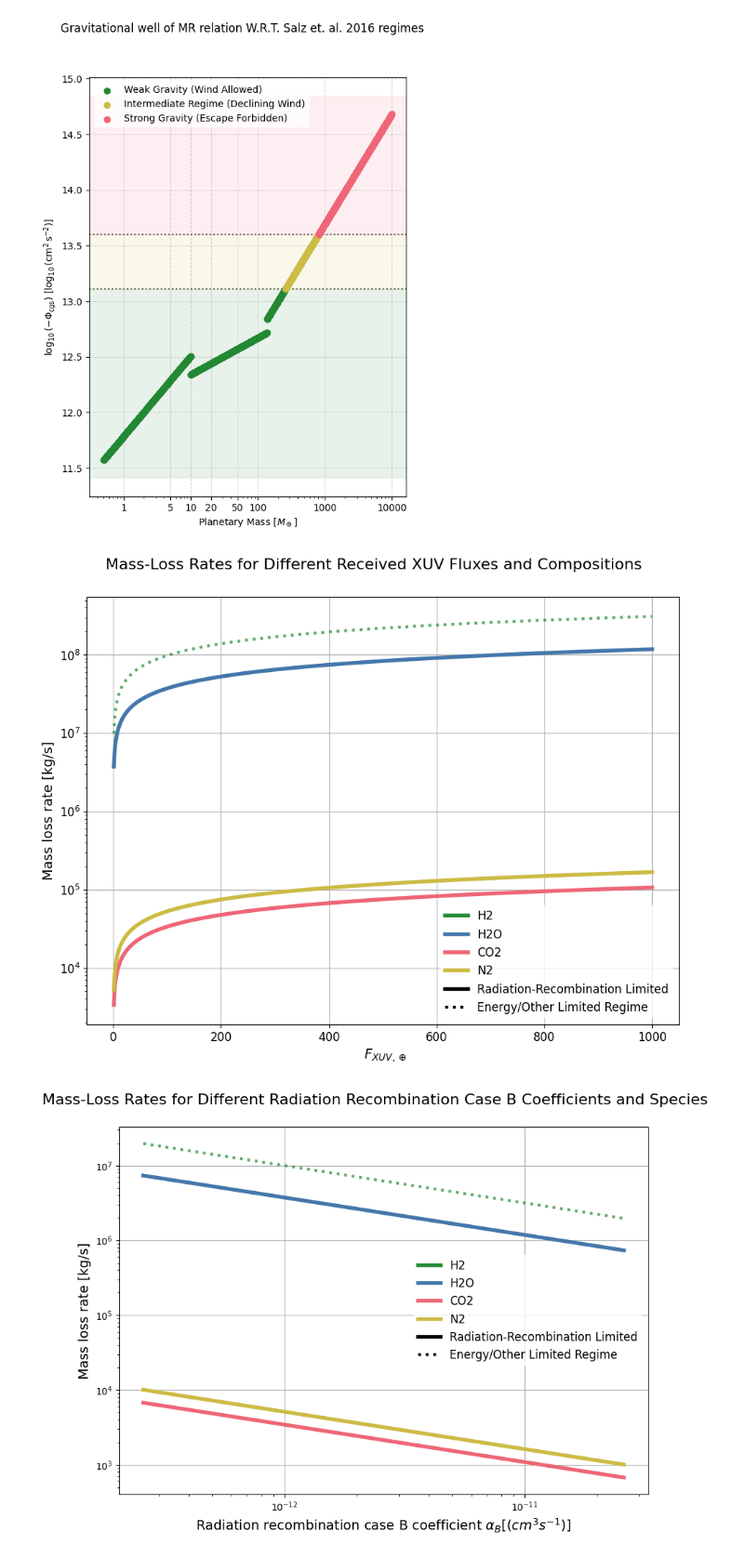
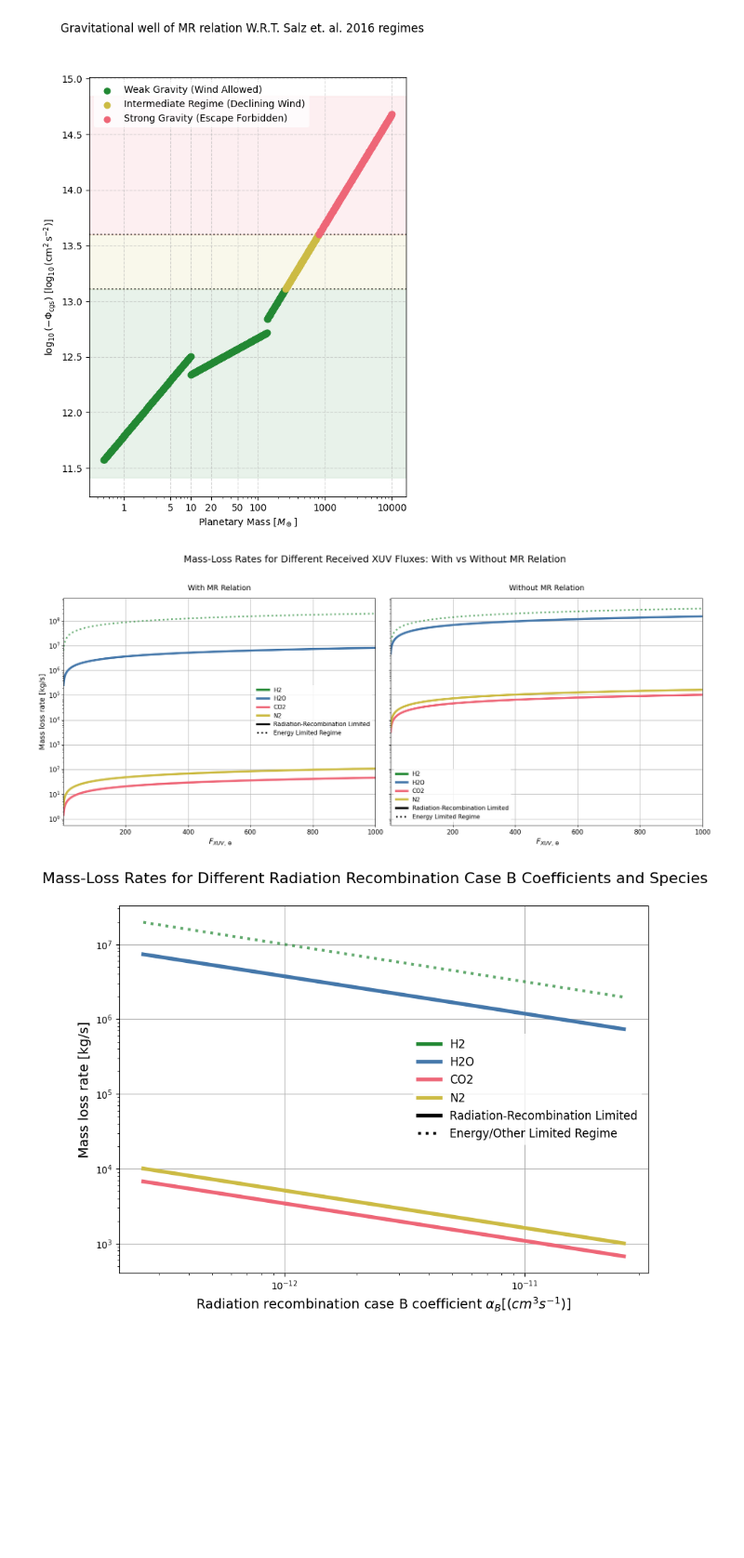
Before and after one commit to FormingWorlds/BScProjectAtmosphericEscape, a Jupyter notebook: plots/results_safari.ipynb, the cells around one changed output. Shown at 93% size. Drawn from its saved outputs; the diff is of its cells as text; code cells hidden in the pictures; blank space fills up the shorter version.

```diff
--- a/plots/results_safari.ipynb
+++ b/plots/results_safari.ipynb
@@ -265,57 +460,84 @@ plt.close()
 # %%
 F_earth_xuv = 0.2196388835   #[W/m^2] XUV flux on Earth
 Flux_array_xuv = np.logspace(0, 3, 1000) * F_earth_xuv #[W/m^2]
-atmospheres_swept_varied_flux = {}
+results_with_mr = {}
+results_no_mr = {}
+
 for species in species_microphysics.keys(): #for each species
-    atms_varied_flux = np.array([make_simple_atmosphere( #make at atmosphere where only the mass is varied
+    atm_with_mr = np.array([make_simple_atmosphere( #make at atmosphere where only the flux is varied but with MR relation
+        M_p=8.41 * 5.9722 * 10**24,
+        determine_radius=True,
+        F_xuv=F,
+        mu_photo=species_microphysics[species]['mu_photo'],
+        nu_0=species_microphysics[species]['nu_0'],
+        mu_wind=species_microphysics[species]['mu_wind'],
+        mu_plus_wind=species_microphysics[species]['mu_plus_wind'],
+        P_0=2000,
+        T_wind=10**4,
+        T_eq=553,
+        resolution=5000,
+        dominant_species=species) for F in Flux_array_xuv])
+
+    M_dot_rr_with_mr, regime_break_with_mr, rr_mask_with_mr = sweep_parameter(atm_with_mr)
+    results_with_mr[species] = (M_dot_rr_with_mr, regime_break_with_mr, rr_mask_with_mr)
+
+
+    atm_no_mr = np.array([make_simple_atmosphere( #make at atmosphere where only the flux is varied but with no MR relation
         M_p=8.41 * 5.9722 * 10**24,
         R_p=2.73 * 6.371 * 10**6,
         F_xuv=F,
         mu_photo=species_microphysics[species]['mu_photo'],
         nu_0=species_microphysics[species]['nu_0'],
         mu_wind=species_microphysics[species]['mu_wind'],
         mu_plus_wind=species_microphysics[species]['mu_plus_wind'],
         P_0=2000,
         T_wind=10**4,
         T_eq=553,
-        resolution=1000,
+        resolution=5000,
         dominant_species=species) for F in Flux_array_xuv])
 
-    #now we have an array of atmospheres with different masses, we can sweep through them and get the mass loss rates and check if it is rr_limited
-    M_dot_rr, regime_break, rr_mask = sweep_parameter(atms_varied_flux)
-    atmospheres_swept_varied_flux[species] = (M_dot_rr, regime_break, rr_mask)
+    M_dot_rr_no_mr, regime_break_no_mr, rr_mask_no_mr = sweep_parameter(atm_no_mr)
+    results_no_mr[species] = (M_dot_rr_no_mr, regime_break_no_mr, rr_mask_no_mr)
 
+keys = list(results_with_mr.keys())
+colours = ['#228833', '#4477AA', '#EE6677', '#CCBB44', '#9933A5']
 
-keys = list(atmospheres_swept_varied_flux.keys())
-
-colours = ['#228833', '#4477AA', '#EE6677', '#CCBB44']
-fig, ax = plt.subplots(1, 1, figsize=(11, 8))
-fig.suptitle('Mass-Loss Rates for Different Received XUV Fluxes and Compositions', fontsize=16, y=0.95)
+fig, (ax1, ax2) = plt.subplots(1, 2, figsize=(18, 8), sharey=True)
+fig.suptitle('Mass-Loss Rates for Different Received XUV Fluxes: With vs Without MR Relation', fontsize=18, y=0.98)
 fluxes = Flux_array_xuv / F_earth_xuv
 
-for i, species in enumerate(keys):
-    mass_loss_rates_flux, regime_break_flux, rr_mask_flux = atmospheres_swept_varied_flux[species]
-    #plotting the whole mass loss rate curve as dotted first
-    ax.plot(fluxes, mass_loss_rates_flux, linestyle='dotted', color=colours[i], alpha=0.7, lw=3)
-    #then plotting the part that is rr_limited as solid
-    ax.plot(fluxes[rr_mask_flux], np.array(mass_loss_rates_flux)[rr_mask_flux], linestyle='solid', color=colours[i], label=f'{species}', lw=4)
+axes = [ax1, ax2]
+datasets = [results_with_mr, results_no_mr]
+titles = ["With MR Relation", "Without MR Relation"]
 
 custom_lines = [Line2D([0], [0], color='black', linestyle='-', lw=4),
                 Line2D([0], [0], color='black', linestyle=':', lw=3)]
 
-# Get current handles and append our style definitions to the legend
-handles, labels = ax.get_legend_handles_labels()
-handles.extend(custom_lines)
-labels.extend(['Radiation-Recombination Limited', 'Energy/Other Limited Regime'])
-ax.legend(handles=handles, labels=labels, loc='best', fontsize=12, frameon=True, shadow=False, facecolor='white', edgecolor='none')
-ax.grid(True)
-ax.set_xlabel(' $F_{XUV,\oplus}$', fontsize=14)
-ax.set_ylabel('Mass loss rate [kg/s]', fontsize=14)
-ax.set_yscale('log')
-# increase size and number of ticks
-ax.tick_params(axis='both', which='major', labelsize=12)
-ax.tick_params(axis='both', which='minor', labelsize=10)
+for ax, data_dict, title in zip(axes, datasets, titles):
+    ax.set_title(title, fontsize=14, pad=15)
+
+    for i, species in enumerate(keys):
+        mass_loss_rates_flux, regime_break_flux, rr_mask_flux = data_dict[species]
+
+        ax.plot(fluxes, mass_loss_rates_flux, linestyle='dotted', color=colours[i], alpha=0.7, lw=3)
+        ax.plot(fluxes[rr_mask_flux], np.array(mass_loss_rates_flux)[rr_mask_flux], linestyle='solid', color=colours[i], label=f'{species}', lw=4)
+
+    handles, labels = ax.get_legend_handles_labels()
+    handles.extend(custom_lines)
+    labels.extend(['Radiation-Recombination Limited', 'Energy Limited Regime'])
+    ax.legend(handles=handles, labels=labels, loc='best', fontsize=11, frameon=True, shadow=False, facecolor='white', edgecolor='none')
+    ax.grid(True)
+    ax.set_xlabel(' $F_{XUV,\oplus}$', fontsize=14)
+    ax.tick_params(axis='both', which='major', labelsize=12)
+    ax.tick_params(axis='both', which='minor', labelsize=10)
+    ax.set_xlim(fluxes[0], fluxes[-1])
+
+ax1.set_ylabel('Mass loss rate [kg/s]', fontsize=14)
+ax1.set_yscale('log')
+
+plt.tight_layout(rect=[0, 0, 1, 0.95])
+plt.show()
 #plt.savefig('Keepers/Flux_sweep.png', dpi=300)
 plt.show()
 # %% [output]
-[figure, old version]
+[figure, new version]
```
Also changed, not shown: parts of 11 cells of this notebook.
